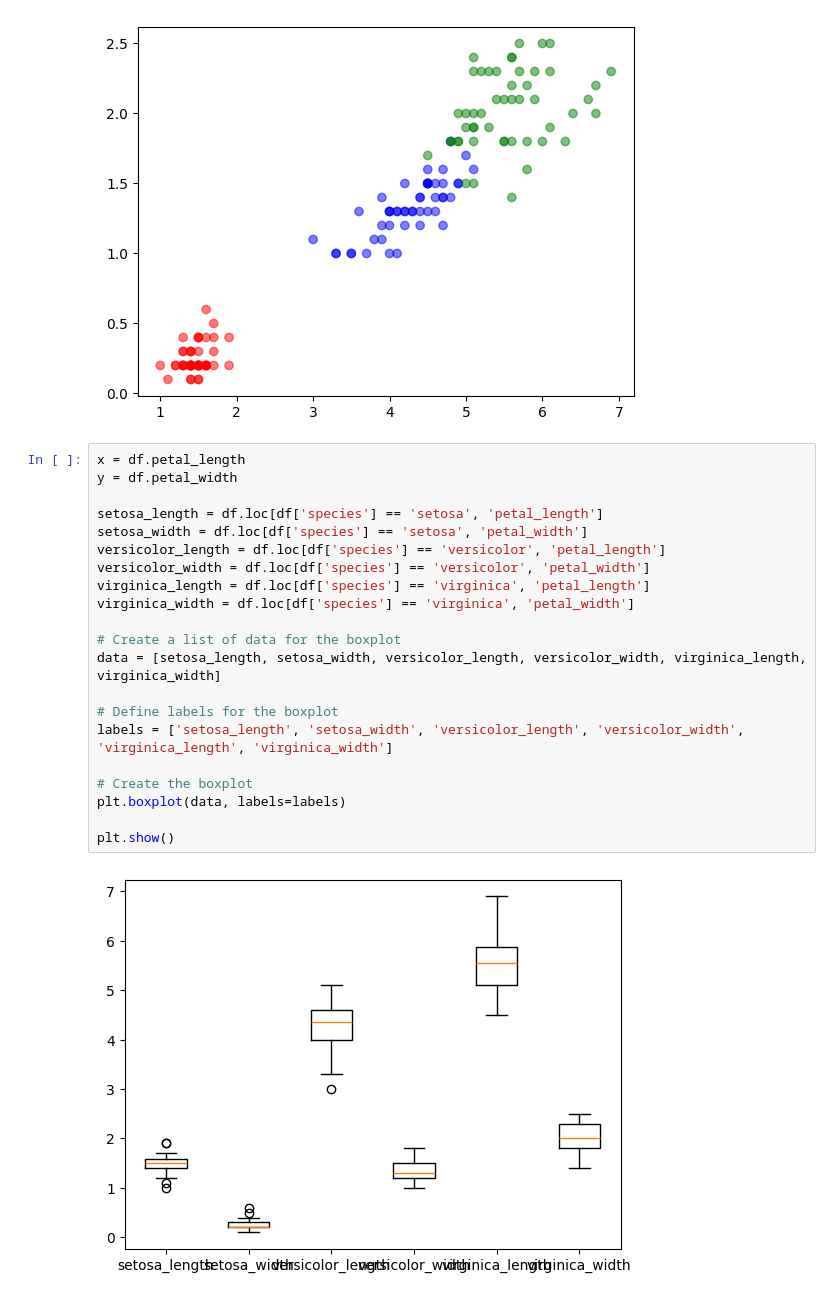
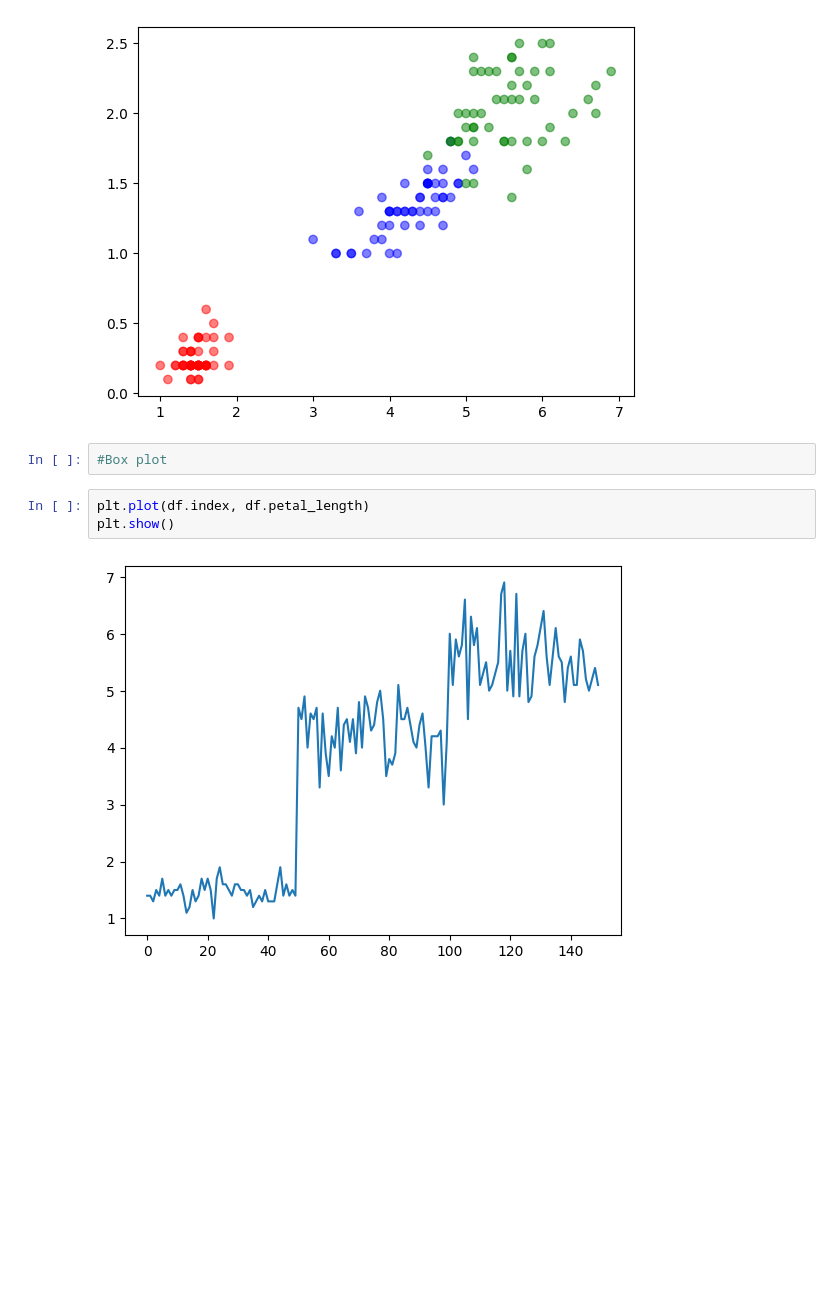
Before and after one commit to jonathanahc/Practicas, a Jupyter notebook: Práctica_7_Análisis_de_un_Dataset_con_Matplotlib.ipynb, the cells around one changed output. Drawn from its saved outputs; the diff is of its cells as text; blank space fills up the shorter version.

```diff
--- a/Práctica_7_Análisis_de_un_Dataset_con_Matplotlib.ipynb
+++ b/Práctica_7_Análisis_de_un_Dataset_con_Matplotlib.ipynb
@@ -61,26 +61,10 @@ plt.scatter(x, y, alpha=0.5, c=df.species.map({'setosa': 'red', 'versicolor': 'b
 plt.show()
 # %% [output]
 [figure]
-# %%
-x = df.petal_length
-y = df.petal_width
-
-setosa_length = df.loc[df['species'] == 'setosa', 'petal_length']
-setosa_width = df.loc[df['species'] == 'setosa', 'petal_width']
-versicolor_length = df.loc[df['species'] == 'versicolor', 'petal_length']
-versicolor_width = df.loc[df['species'] == 'versicolor', 'petal_width']
-virginica_length = df.loc[df['species'] == 'virginica', 'petal_length']
-virginica_width = df.loc[df['species'] == 'virginica', 'petal_width']
-
-# Create a list of data for the boxplot
-data = [setosa_length, setosa_width, versicolor_length, versicolor_width, virginica_length, virginica_width]
-
-# Define labels for the boxplot
-labels = ['setosa_length', 'setosa_width', 'versicolor_length', 'versicolor_width', 'virginica_length', 'virginica_width']
-
-# Create the boxplot
-plt.boxplot(data, labels=labels)
-
-plt.show()
-# %% [output]
-[figure, removed]
+# %%
+#Box plot
+# %%
+plt.plot(df.index, df.petal_length)
+plt.show()
+# %% [output]
+[figure, added]
```
Also changed, not shown: parts of 1 cell of this notebook.
